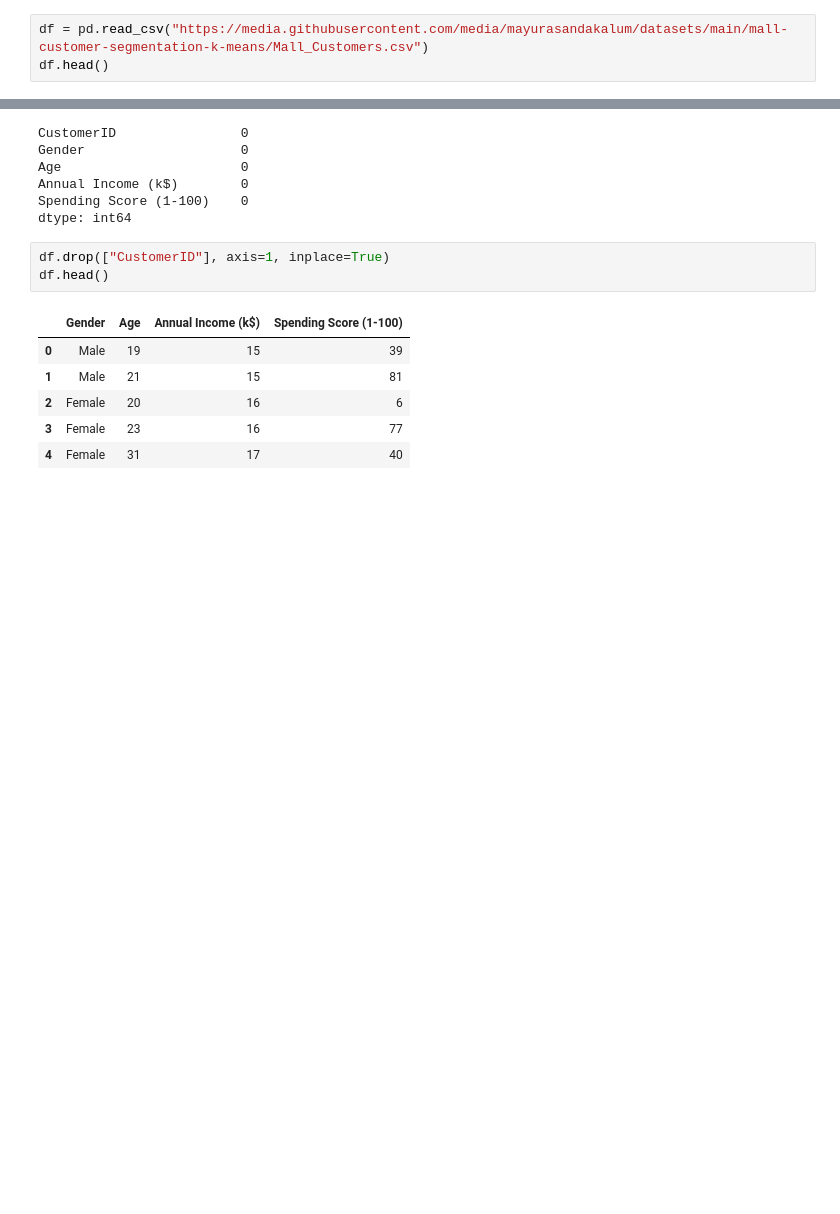
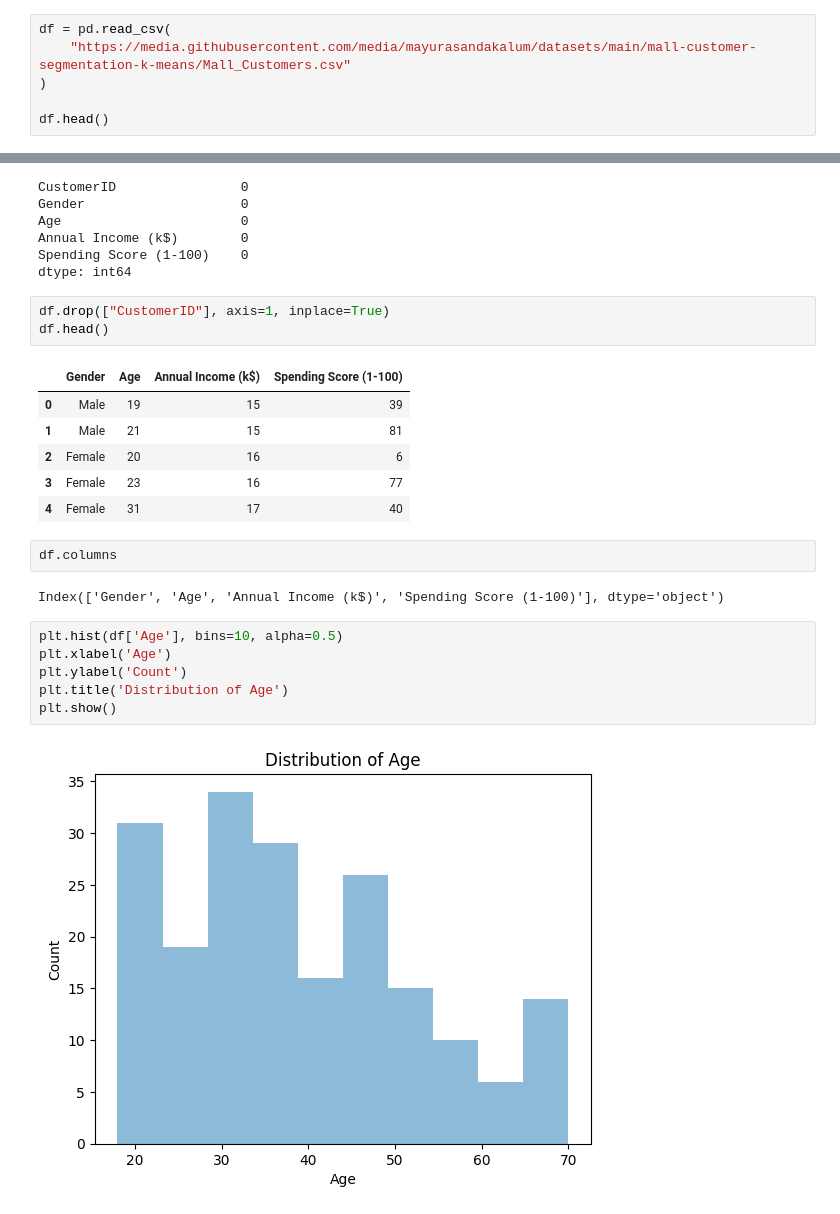
Before and after one commit to mayurasandakalum/customer-segmentation-k-means, a Jupyter notebook: code.ipynb, the cells around one changed output, grey strips where cells are left out. Saved outputs shown, nothing was run; the diff lists cells and outputs as text; blank space fills up the shorter version.

```diff
--- a/code.ipynb
+++ b/code.ipynb
@@ -4,7 +4,10 @@ import pandas as pd
 import matplotlib.pyplot as plt
 import seaborn as sns
 # %%
-df = pd.read_csv("https://media.githubusercontent.com/media/mayurasandakalum/datasets/main/mall-customer-segmentation-k-means/Mall_Customers.csv")
+df = pd.read_csv(
+    "https://media.githubusercontent.com/media/mayurasandakalum/datasets/main/mall-customer-segmentation-k-means/Mall_Customers.csv"
+)
+
 df.head()
 # %% [output]
 |  | CustomerID | Genre | Age | Annual Income (k$) | Spending Score (1-100) |
@@ -83,3 +86,15 @@ df.head()
 | 2 | Female | 20 | 16 | 6 |
 | 3 | Female | 23 | 16 | 77 |
 | 4 | Female | 31 | 17 | 40 |
+# %%
+df.columns
+# %% [output]
+Index(['Gender', 'Age', 'Annual Income (k$)', 'Spending Score (1-100)'], dtype='object')
+# %%
+plt.hist(df['Age'], bins=10, alpha=0.5)
+plt.xlabel('Age')
+plt.ylabel('Count')
+plt.title('Distribution of Age')
+plt.show()
+# %% [output]
+[figure, added]
```
Also changed, not shown: parts of 1 cell of this notebook.
